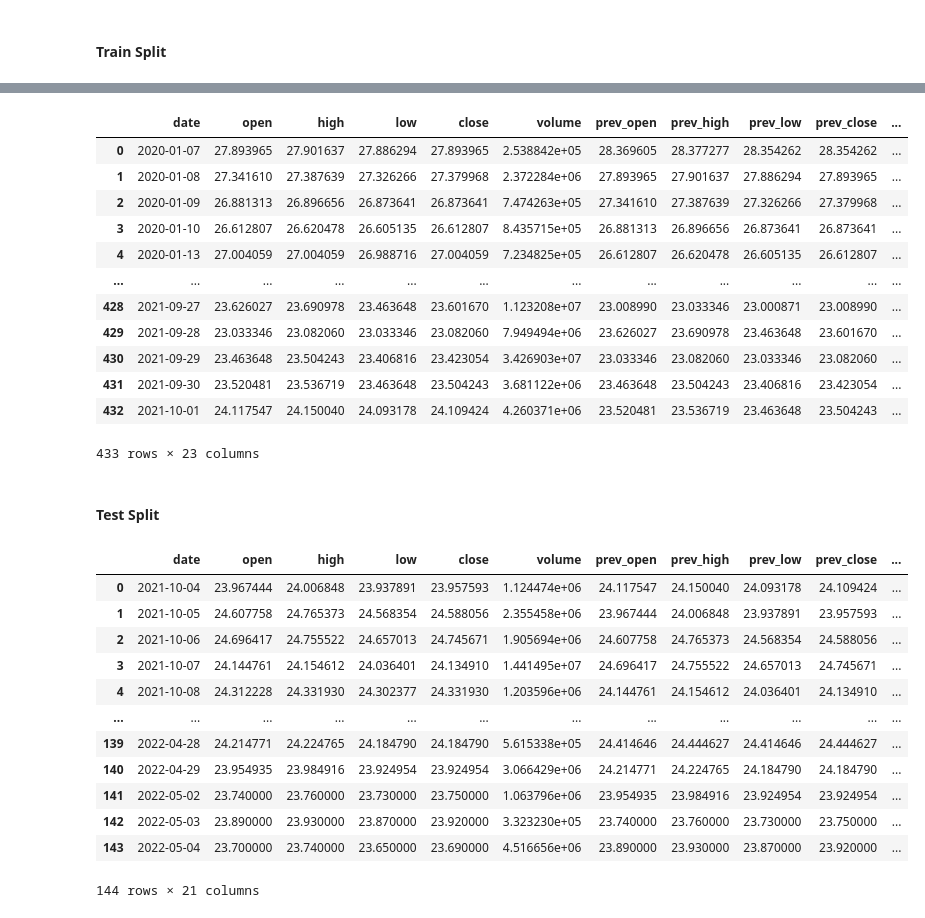
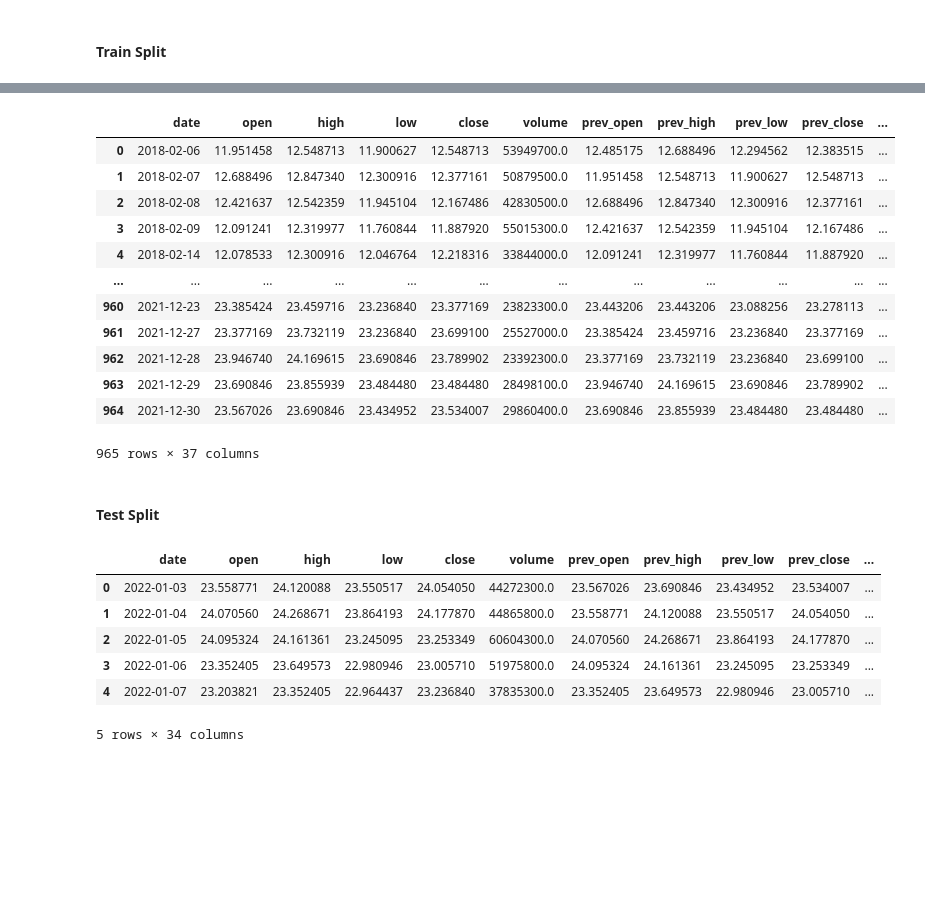
Before and after one commit to mso13/Mestrado_PPGI, a Jupyter notebook: data/group_data_sources.ipynb, the cells around one changed output, grey strips where cells are left out. Cells and saved outputs as stored; diff of their text form; code cells hidden in the pictures; blank space fills up the shorter version.

Commit message:
Updates into NER system with Twitter tweets and DataSet Development with TA

```diff
--- a/data/group_data_sources.ipynb
+++ b/data/group_data_sources.ipynb
@@ -73,39 +111,40 @@ df_market_ta
 # %%
-df_concat = pd.merge(df_market_ta, df_text_news, how='inner', on='date')
-df_concat = pd.merge(df_concat, df_text_twitter, how='inner', on='date')
+# [Textual Data]
+# News
+df_concat = pd.merge(df_market_ta, df_text_news, how='left', on='date').fillna(0)
+# Twitter
+df_concat = pd.merge(df_concat, df_text_twitter, how='left', on='date').fillna(0)
+
+# [Macroeconomics Data]
+# Selic
+df_concat = pd.merge(df_concat, selic, how='inner', on='date')
 df_concat
 # %% [output]
 |  | date | open | high | low | close | volume | prev_open | prev_high | prev_low | prev_close | ... |
-| 0 | 2020-01-07 | 27.893965 | 27.901637 | 27.886294 | 27.893965 | 2.538842e+05 | 28.369605 | 28.377277 | 28.354262 | 28.354262 | ... |
-| 1 | 2020-01-08 | 27.341610 | 27.387639 | 27.326266 | 27.379968 | 2.372284e+06 | 27.893965 | 27.901637 | 27.886294 | 27.893965 | ... |
-| 2 | 2020-01-09 | 26.881313 | 26.896656 | 26.873641 | 26.873641 | 7.474263e+05 | 27.341610 | 27.387639 | 27.326266 | 27.379968 | ... |
-| 3 | 2020-01-10 | 26.612807 | 26.620478 | 26.605135 | 26.612807 | 8.435715e+05 | 26.881313 | 26.896656 | 26.873641 | 26.873641 | ... |
-| 4 | 2020-01-13 | 27.004059 | 27.004059 | 26.988716 | 27.004059 | 7.234825e+05 | 26.612807 | 26.620478 | 26.605135 | 26.612807 | ... |
+| 0 | 2018-02-06 | 11.951458 | 12.548713 | 11.900627 | 12.548713 | 53949700.0 | 12.485175 | 12.688496 | 12.294562 | 12.383515 | ... |
+| 1 | 2018-02-07 | 12.688496 | 12.847340 | 12.300916 | 12.377161 | 50879500.0 | 11.951458 | 12.548713 | 11.900627 | 12.548713 | ... |
+| 2 | 2018-02-08 | 12.421637 | 12.542359 | 11.945104 | 12.167486 | 42830500.0 | 12.688496 | 12.847340 | 12.300916 | 12.377161 | ... |
+| 3 | 2018-02-09 | 12.091241 | 12.319977 | 11.760844 | 11.887920 | 55015300.0 | 12.421637 | 12.542359 | 11.945104 | 12.167486 | ... |
+| 4 | 2018-02-14 | 12.078533 | 12.300916 | 12.046764 | 12.218316 | 33844000.0 | 12.091241 | 12.319977 | 11.760844 | 11.887920 | ... |
 | ... | ... | ... | ... | ... | ... | ... | ... | ... | ... | ... | ... |
-| 428 | 2021-09-27 | 23.626027 | 23.690978 | 23.463648 | 23.601670 | 1.123208e+07 | 23.008990 | 23.033346 | 23.000871 | 23.008990 | ... |
-| 429 | 2021-09-28 | 23.033346 | 23.082060 | 23.033346 | 23.082060 | 7.949494e+06 | 23.626027 | 23.690978 | 23.463648 | 23.601670 | ... |
-| 430 | 2021-09-29 | 23.463648 | 23.504243 | 23.406816 | 23.423054 | 3.426903e+07 | 23.033346 | 23.082060 | 23.033346 | 23.082060 | ... |
-| 431 | 2021-09-30 | 23.520481 | 23.536719 | 23.463648 | 23.504243 | 3.681122e+06 | 23.463648 | 23.504243 | 23.406816 | 23.423054 | ... |
-| 432 | 2021-10-01 | 24.117547 | 24.150040 | 24.093178 | 24.109424 | 4.260371e+06 | 23.520481 | 23.536719 | 23.463648 | 23.504243 | ... |
+| 960 | 2021-12-23 | 23.385424 | 23.459716 | 23.236840 | 23.377169 | 23823300.0 | 23.443206 | 23.443206 | 23.088256 | 23.278113 | ... |
+| 961 | 2021-12-27 | 23.377169 | 23.732119 | 23.236840 | 23.699100 | 25527000.0 | 23.385424 | 23.459716 | 23.236840 | 23.377169 | ... |
+| 962 | 2021-12-28 | 23.946740 | 24.169615 | 23.690846 | 23.789902 | 23392300.0 | 23.377169 | 23.732119 | 23.236840 | 23.699100 | ... |
+| 963 | 2021-12-29 | 23.690846 | 23.855939 | 23.484480 | 23.484480 | 28498100.0 | 23.946740 | 24.169615 | 23.690846 | 23.789902 | ... |
+| 964 | 2021-12-30 | 23.567026 | 23.690846 | 23.434952 | 23.534007 | 29860400.0 | 23.690846 | 23.855939 | 23.484480 | 23.484480 | ... |
-433 rows × 23 columns
+965 rows × 37 columns
 # %%
 df_concat.to_csv(f'./contextual_data_market_and_text/daily/train/{ticker.upper()}_train.csv', index=False)
 # %% [markdown]
 #### Test Split
 # %%
-df_market_ta = pd.read_csv(f'./market/ohlcv_daily_TA/test/{ticker.upper()}_test.csv')
-df_market_ta
+df_market_ta_test = pd.read_csv(f'./market/ohlcv_daily_TA/test/{ticker.upper()}_test.csv')
+df_market_ta_test.head()
 # %% [output]
 |  | date | open | high | low | close | volume | prev_open | prev_high | prev_low | prev_close | ... |
-| 0 | 2021-10-04 | 23.967444 | 24.006848 | 23.937891 | 23.957593 | 1.124474e+06 | 24.117547 | 24.150040 | 24.093178 | 24.109424 | ... |
-| 1 | 2021-10-05 | 24.607758 | 24.765373 | 24.568354 | 24.588056 | 2.355458e+06 | 23.967444 | 24.006848 | 23.937891 | 23.957593 | ... |
-| 2 | 2021-10-06 | 24.696417 | 24.755522 | 24.657013 | 24.745671 | 1.905694e+06 | 24.607758 | 24.765373 | 24.568354 | 24.588056 | ... |
-| 3 | 2021-10-07 | 24.144761 | 24.154612 | 24.036401 | 24.134910 | 1.441495e+07 | 24.696417 | 24.755522 | 24.657013 | 24.745671 | ... |
-| 4 | 2021-10-08 | 24.312228 | 24.331930 | 24.302377 | 24.331930 | 1.203596e+06 | 24.144761 | 24.154612 | 24.036401 | 24.134910 | ... |
-| ... | ... | ... | ... | ... | ... | ... | ... | ... | ... | ... | ... |
-| 139 | 2022-04-28 | 24.214771 | 24.224765 | 24.184790 | 24.184790 | 5.615338e+05 | 24.414646 | 24.444627 | 24.414646 | 24.444627 | ... |
-| 140 | 2022-04-29 | 23.954935 | 23.984916 | 23.924954 | 23.924954 | 3.066429e+06 | 24.214771 | 24.224765 | 24.184790 | 24.184790 | ... |
-| 141 | 2022-05-02 | 23.740000 | 23.760000 | 23.730000 | 23.750000 | 1.063796e+06 | 23.954935 | 23.984916 | 23.924954 | 23.924954 | ... |
-| 142 | 2022-05-03 | 23.890000 | 23.930000 | 23.870000 | 23.920000 | 3.323230e+05 | 23.740000 | 23.760000 | 23.730000 | 23.750000 | ... |
-| 143 | 2022-05-04 | 23.700000 | 23.740000 | 23.650000 | 23.690000 | 4.516656e+06 | 23.890000 | 23.930000 | 23.870000 | 23.920000 | ... |
+| 0 | 2022-01-03 | 23.558771 | 24.120088 | 23.550517 | 24.054050 | 44272300.0 | 23.567026 | 23.690846 | 23.434952 | 23.534007 | ... |
+| 1 | 2022-01-04 | 24.070560 | 24.268671 | 23.864193 | 24.177870 | 44865800.0 | 23.558771 | 24.120088 | 23.550517 | 24.054050 | ... |
+| 2 | 2022-01-05 | 24.095324 | 24.161361 | 23.245095 | 23.253349 | 60604300.0 | 24.070560 | 24.268671 | 23.864193 | 24.177870 | ... |
+| 3 | 2022-01-06 | 23.352405 | 23.649573 | 22.980946 | 23.005710 | 51975800.0 | 24.095324 | 24.161361 | 23.245095 | 23.253349 | ... |
+| 4 | 2022-01-07 | 23.203821 | 23.352405 | 22.964437 | 23.236840 | 37835300.0 | 23.352405 | 23.649573 | 22.980946 | 23.005710 | ... |
-144 rows × 21 columns
+5 rows × 34 columns
```
Also changed, not shown: parts of 13 cells of this notebook, 18 other files.
